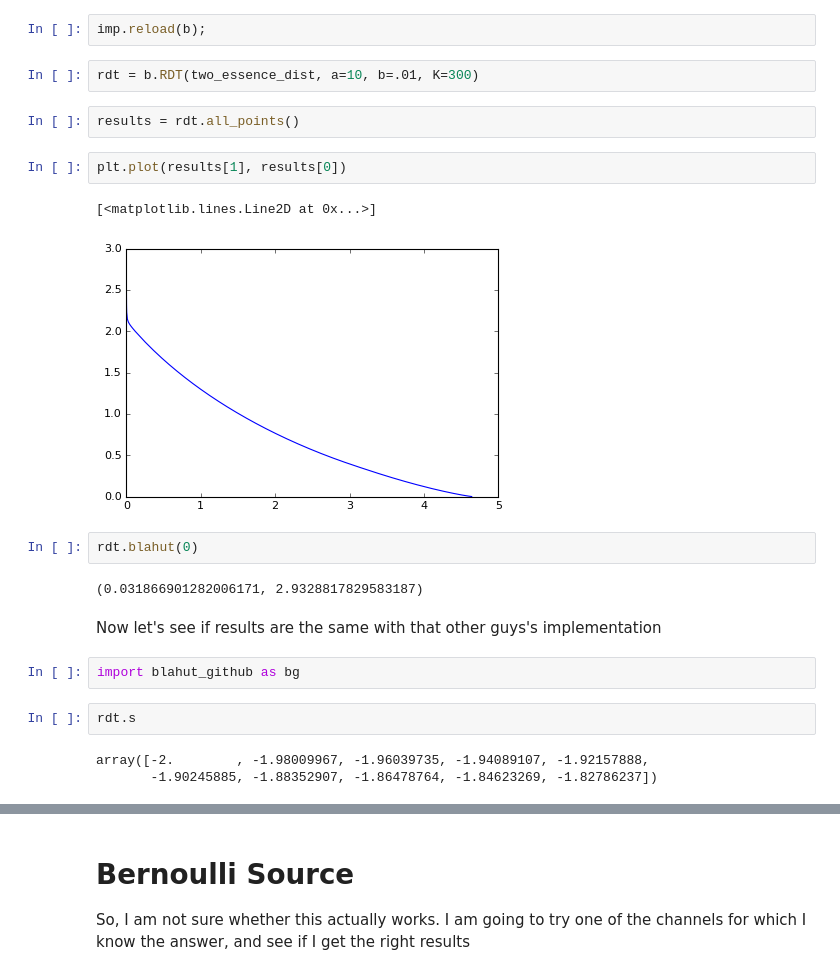
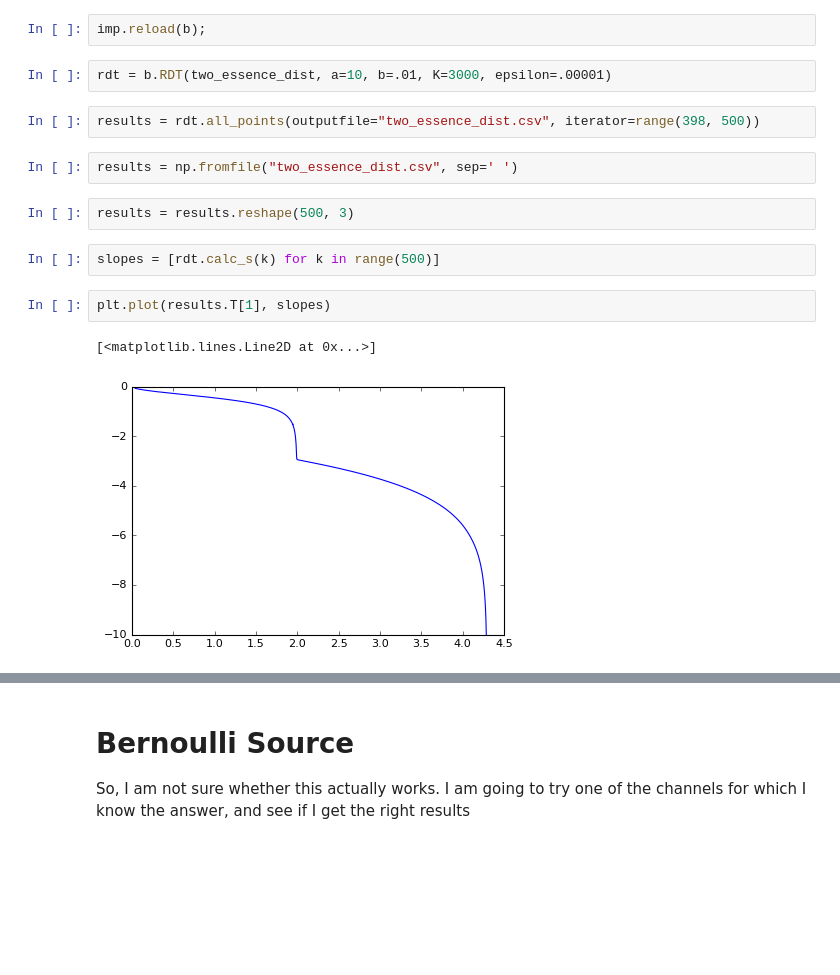
Before and after one commit to manolomartinez/rate_distortion_signaling, a Jupyter notebook: Example worlds.ipynb, the cells around one changed output, grey strips where cells are left out. Cells and saved outputs as stored; diff of their text form; blank space fills up the shorter version.

```diff
--- a/Example worlds.ipynb
+++ b/Example worlds.ipynb
@@ -71,24 +49,17 @@ import imp
 # %%
 imp.reload(b);
 # %%
-rdt = b.RDT(two_essence_dist, a=10, b=.01, K=300)
+rdt = b.RDT(two_essence_dist, a=10, b=.01, K=3000, epsilon=.00001)
 # %%
-results = rdt.all_points()
+results = rdt.all_points(outputfile="two_essence_dist.csv", iterator=range(398, 500))
+# %%
+results = np.fromfile("two_essence_dist.csv", sep=' ')
+# %%
+results = results.reshape(500, 3)
+# %%
+slopes = [rdt.calc_s(k) for k in range(500)]
 # %%
-plt.plot(results[1], results[0])
+plt.plot(results.T[1], slopes)
 # %% [output]
 [<matplotlib.lines.Line2D at 0x...>]
-[figure, old version]
+[figure, new version]
-# %%
-rdt.blahut(0)
-# %% [output]
-(0.031866901282006171, 2.9328817829583187)
-# %% [markdown]
-Now let's see if results are the same with that other guys's implementation
-# %%
-import blahut_github as bg
-# %%
-rdt.s
-# %% [output]
-array([-2.        , -1.98009967, -1.96039735, -1.94089107, -1.92157888,
-       -1.90245885, -1.88352907, -1.86478764, -1.84623269, -1.82786237])
```
Also changed, not shown: parts of 44 cells of this notebook.
